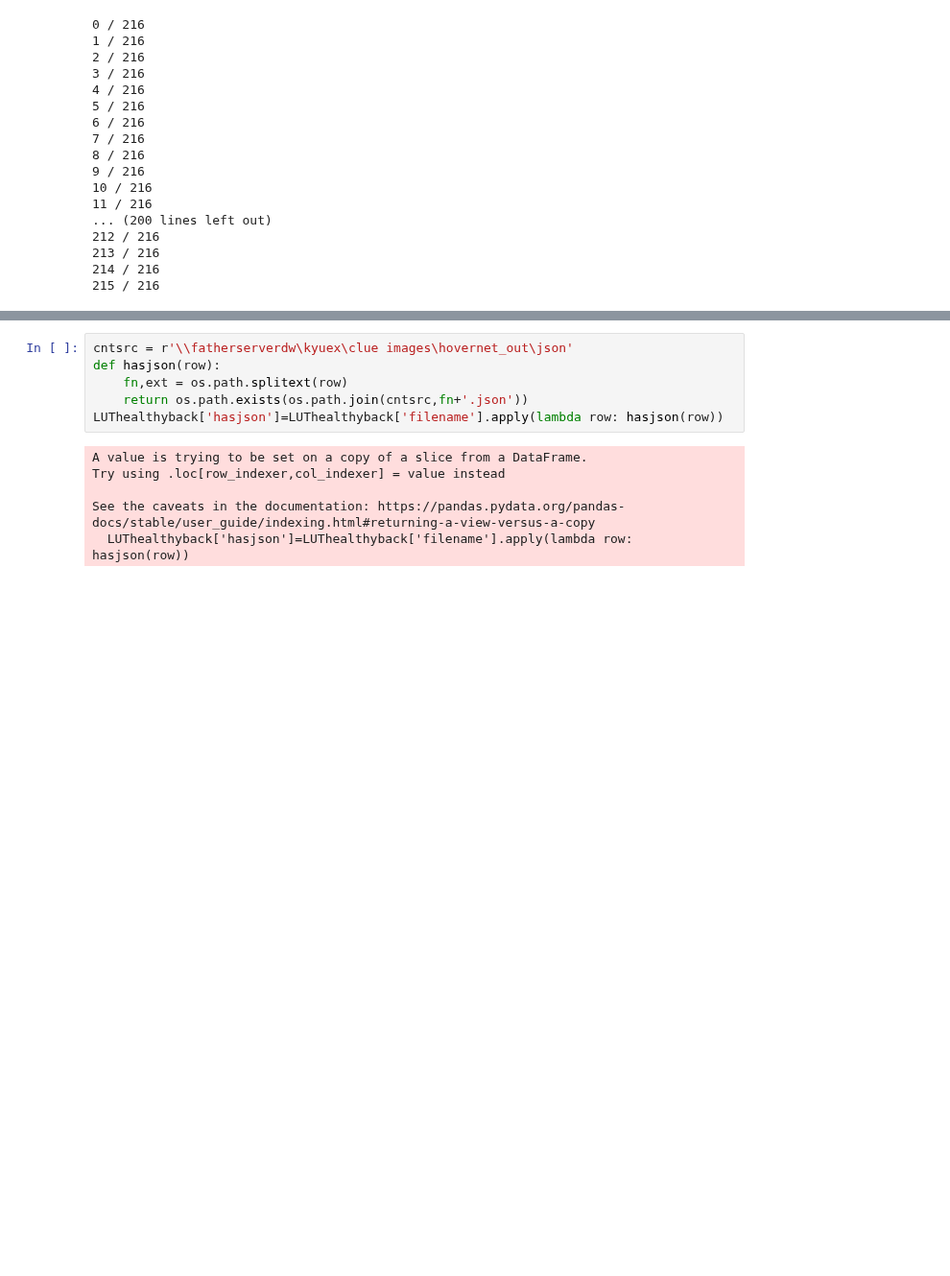
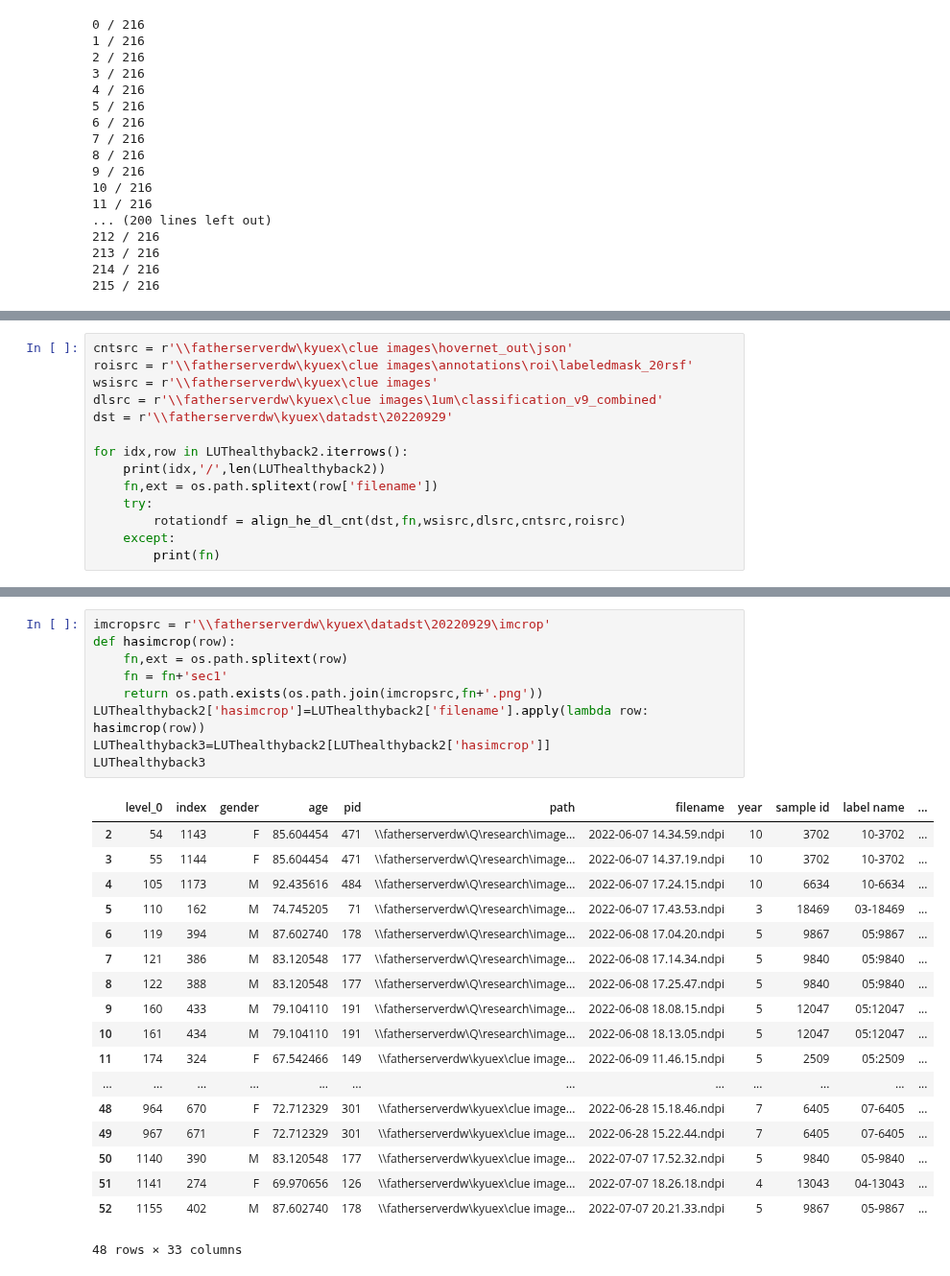
Before and after one commit to Wirtz-Lab/wsi_analysis, a Jupyter notebook: kyu/streamline/master_workflow.ipynb, the cells around one changed output, grey strips where cells are left out. Shown at 96% size. Saved outputs shown, nothing was run; the diff lists cells and outputs as text; blank space fills up the shorter version.

```diff
--- a/kyu/streamline/master_workflow.ipynb
+++ b/kyu/streamline/master_workflow.ipynb
@@ -111,0 +140,14 @@ ClUedegrot_df = pd.read_excel(LUTpth).astype("object")
+# %%
+cntsrc = r'\\fatherserverdw\kyuex\clue images\hovernet_out\json'
+roisrc = r'\\fatherserverdw\kyuex\clue images\annotations\roi\labeledmask_20rsf'
+wsisrc = r'\\fatherserverdw\kyuex\clue images'
+dlsrc = r'\\fatherserverdw\kyuex\clue images\1um\classification_v9_combined'
+dst = r'\\fatherserverdw\kyuex\datadst\20220929'
+
+for idx,row in LUThealthyback2.iterrows():
+    print(idx,'/',len(LUThealthyback2))
+    fn,ext = os.path.splitext(row['filename'])
+    try:
+        rotationdf = align_he_dl_cnt(dst,fn,wsisrc,dlsrc,cntsrc,roisrc)
+    except:
+        print(fn)
@@ -112,12 +172,28 @@ ClUedegrot_df = pd.read_excel(LUTpth).astype("object")
 # %%
-cntsrc = r'\\fatherserverdw\kyuex\clue images\hovernet_out\json'
-def hasjson(row):
+imcropsrc = r'\\fatherserverdw\kyuex\datadst\20220929\imcrop'
+def hasimcrop(row):
     fn,ext = os.path.splitext(row)
-    return os.path.exists(os.path.join(cntsrc,fn+'.json'))
-LUThealthyback['hasjson']=LUThealthyback['filename'].apply(lambda row: hasjson(row))
+    fn = fn+'sec1'
+    return os.path.exists(os.path.join(imcropsrc,fn+'.png'))
+LUThealthyback2['hasimcrop']=LUThealthyback2['filename'].apply(lambda row: hasimcrop(row))
+LUThealthyback3=LUThealthyback2[LUThealthyback2['hasimcrop']]
+LUThealthyback3
 # %% [output]
+|  | level_0 | index | gender | age | pid | path | filename | year | sample id | label name | ... |
+| 2 | 54 | 1143 | F | 85.604454 | 471 | \\fatherserverdw\Q\research\image... | 2022-06-07 14.34.59.ndpi | 10 | 3702 | 10-3702 | ... |
+| 3 | 55 | 1144 | F | 85.604454 | 471 | \\fatherserverdw\Q\research\image... | 2022-06-07 14.37.19.ndpi | 10 | 3702 | 10-3702 | ... |
+| 4 | 105 | 1173 | M | 92.435616 | 484 | \\fatherserverdw\Q\research\image... | 2022-06-07 17.24.15.ndpi | 10 | 6634 | 10-6634 | ... |
+| 5 | 110 | 162 | M | 74.745205 | 71 | \\fatherserverdw\Q\research\image... | 2022-06-07 17.43.53.ndpi | 3 | 18469 | 03-18469 | ... |
+| 6 | 119 | 394 | M | 87.602740 | 178 | \\fatherserverdw\Q\research\image... | 2022-06-08 17.04.20.ndpi | 5 | 9867 | 05:9867 | ... |
+| 7 | 121 | 386 | M | 83.120548 | 177 | \\fatherserverdw\Q\research\image... | 2022-06-08 17.14.34.ndpi | 5 | 9840 | 05:9840 | ... |
+| 8 | 122 | 388 | M | 83.120548 | 177 | \\fatherserverdw\Q\research\image... | 2022-06-08 17.25.47.ndpi | 5 | 9840 | 05:9840 | ... |
+| 9 | 160 | 433 | M | 79.104110 | 191 | \\fatherserverdw\Q\research\image... | 2022-06-08 18.08.15.ndpi | 5 | 12047 | 05:12047 | ... |
+| 10 | 161 | 434 | M | 79.104110 | 191 | \\fatherserverdw\Q\research\image... | 2022-06-08 18.13.05.ndpi | 5 | 12047 | 05:12047 | ... |
+| 11 | 174 | 324 | F | 67.542466 | 149 | \\fatherserverdw\kyuex\clue image... | 2022-06-09 11.46.15.ndpi | 5 | 2509 | 05:2509 | ... |
+| ... | ... | ... | ... | ... | ... | ... | ... | ... | ... | ... | ... |
+| 48 | 964 | 670 | F | 72.712329 | 301 | \\fatherserverdw\kyuex\clue image... | 2022-06-28 15.18.46.ndpi | 7 | 6405 | 07-6405 | ... |
+| 49 | 967 | 671 | F | 72.712329 | 301 | \\fatherserverdw\kyuex\clue image... | 2022-06-28 15.22.44.ndpi | 7 | 6405 | 07-6405 | ... |
+| 50 | 1140 | 390 | M | 83.120548 | 177 | \\fatherserverdw\kyuex\clue image... | 2022-07-07 17.52.32.ndpi | 5 | 9840 | 05-9840 | ... |
+| 51 | 1141 | 274 | F | 69.970656 | 126 | \\fatherserverdw\kyuex\clue image... | 2022-07-07 18.26.18.ndpi | 4 | 13043 | 04-13043 | ... |
+| 52 | 1155 | 402 | M | 87.602740 | 178 | \\fatherserverdw\kyuex\clue image... | 2022-07-07 20.21.33.ndpi | 5 | 9867 | 05-9867 | ... |
-A value is trying to be set on a copy of a slice from a DataFrame.
-Try using .loc[row_indexer,col_indexer] = value instead
-
-See the caveats in the documentation: https://pandas.pydata.org/pandas-docs/stable/user_guide/indexing.html#returning-a-view-versus-a-copy
-  LUThealthyback['hasjson']=LUThealthyback['filename'].apply(lambda row: hasjson(row))
+48 rows × 33 columns
```
Also changed, not shown: parts of 15 cells of this notebook, 3 other files.
